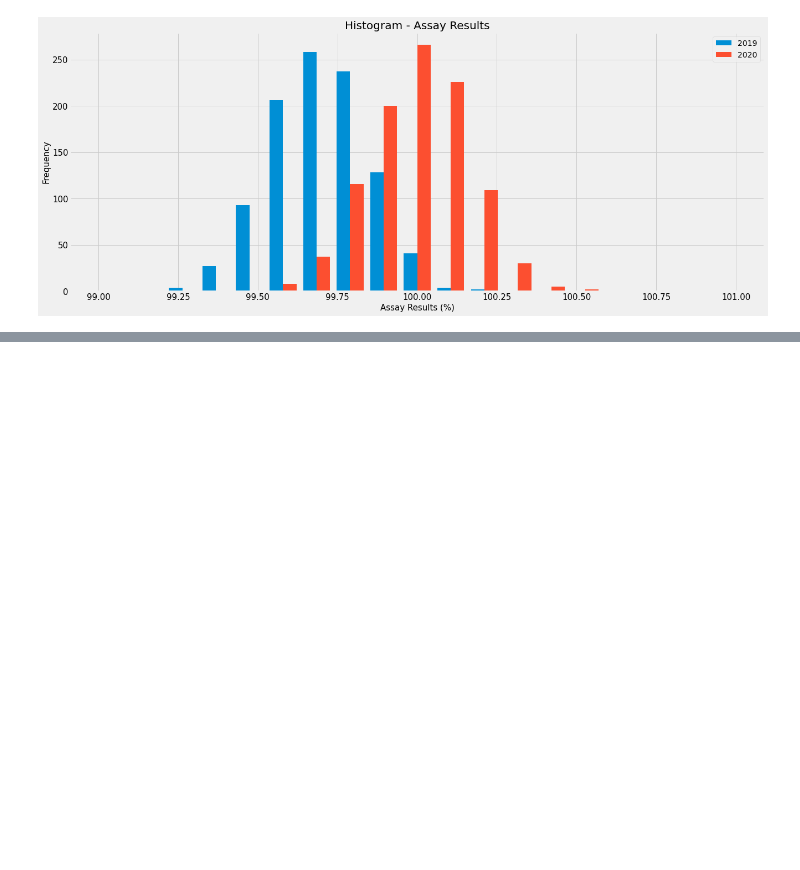
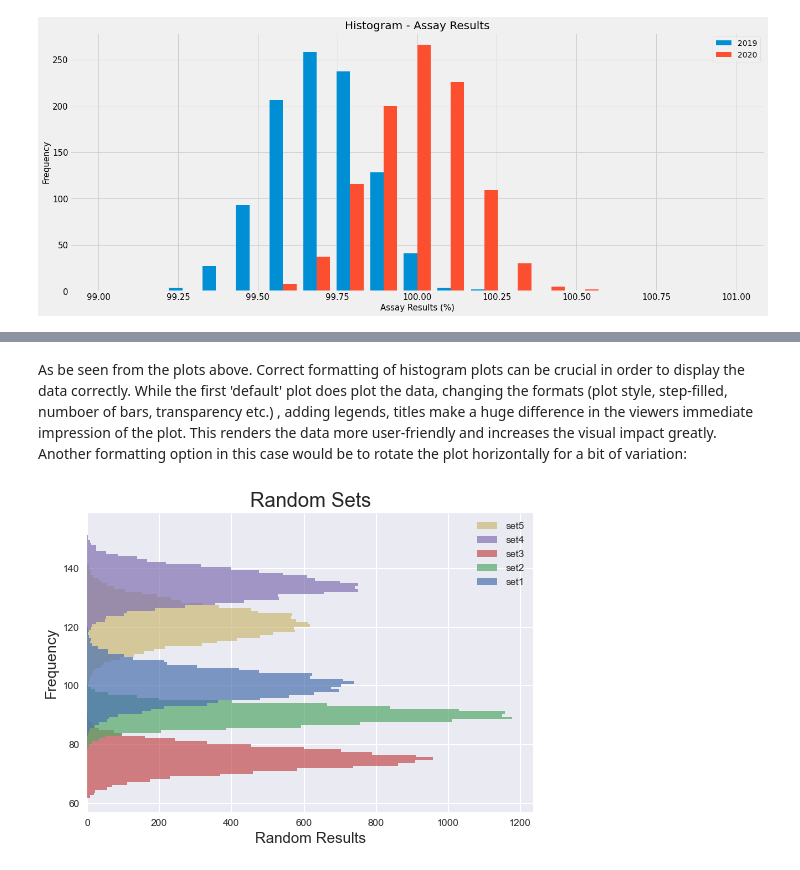
Before and after one commit to G00398275/FODA2021, a Jupyter notebook: pyplot.ipynb, the cells around one changed output, grey strips where cells are left out. Saved outputs shown, nothing was run; the diff lists cells and outputs as text; code cells hidden in the pictures; blank space fills up the shorter version.

```diff
--- a/pyplot.ipynb
+++ b/pyplot.ipynb
@@ -232,0 +261,13 @@ There are a wide number of formats and options that can be used in matplotlib.py
+# %% [markdown]
+As be seen from the plots above. Correct formatting of histogram plots can be crucial in order to display the data correctly. While the first 'default' plot does plot the data, changing the formats (plot style, step-filled, numboer of bars, transparency etc.) , adding legends, titles make a huge difference in the viewers immediate impression of the plot. This renders the data more user-friendly and increases the visual impact greatly.
+Another formatting option in this case would be to rotate the plot horizontally for a bit of variation:
+# %%
+plt.hist ([set1, set2, set3, set4, set5], histtype = 'stepfilled', bins=100,
+         label = labels, alpha = 0.7, orientation = 'horizontal')
+plt.xlabel('Random Results', size=15)
+plt.ylabel('Frequency', size = 15)
+plt.title ('Random Sets', size=20)
+plt.legend()
+plt.show()
+# %% [output]
+[figure, added]
```
Also changed, not shown: parts of 8 cells of this notebook.
